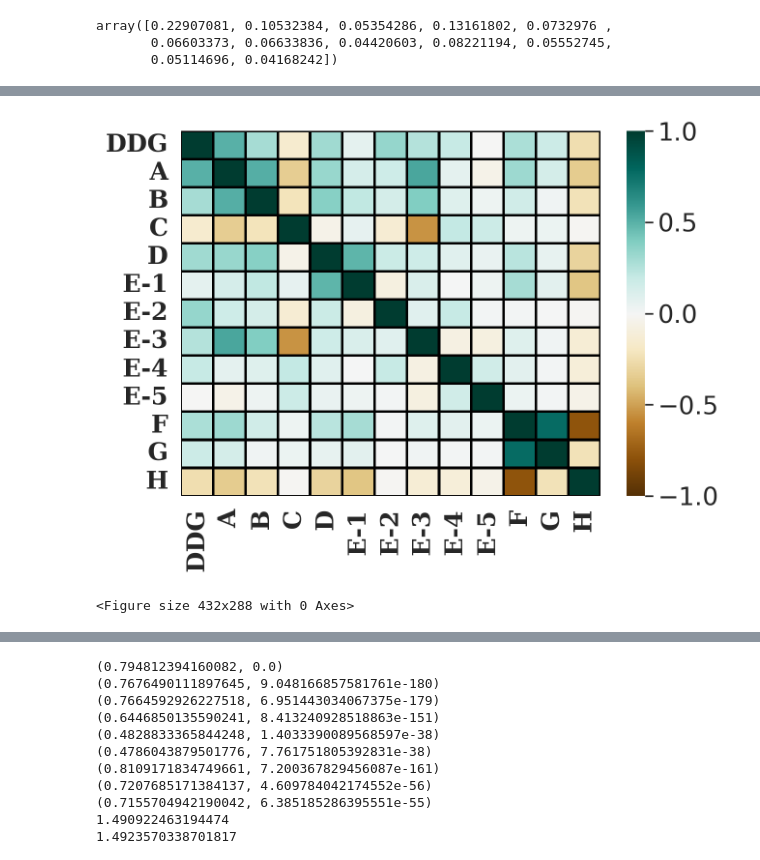
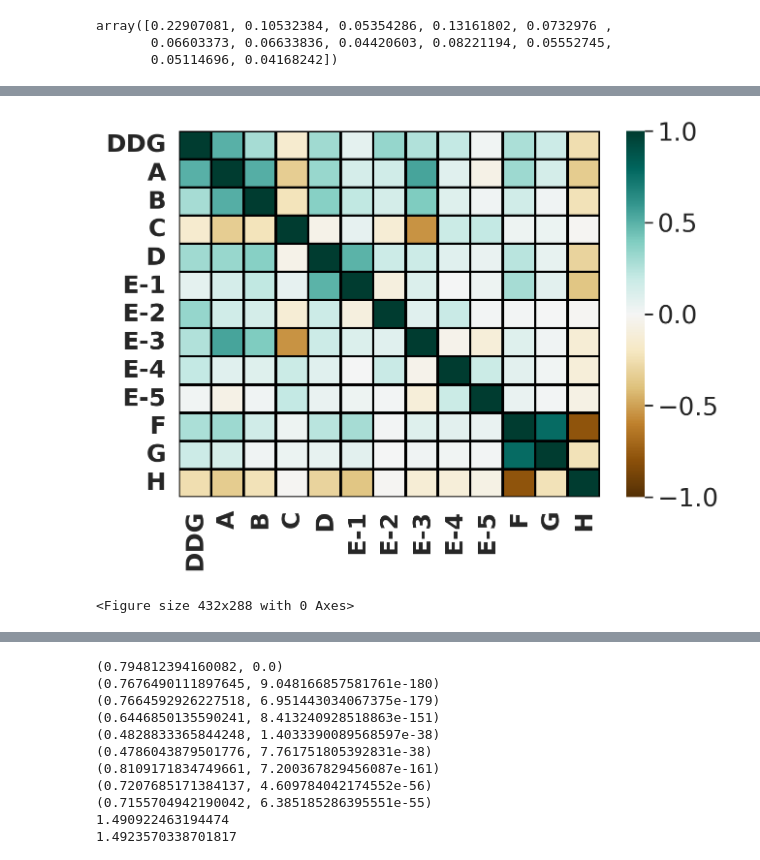
Before and after one commit to SajidAhmeduiu/ProteinMPNN, a Jupyter notebook: Sajid_Additions/Quick_Dirty_MPNN_ML_V2_VGRAPHS_V1.ipynb, the cells around one changed output, grey strips where cells are left out. Cells and saved outputs as stored; diff of their text form; code cells hidden in the pictures.

```diff
--- a/Sajid_Additions/Quick_Dirty_MPNN_ML_V2_VGRAPHS_V1.ipynb
+++ b/Sajid_Additions/Quick_Dirty_MPNN_ML_V2_VGRAPHS_V1.ipynb
@@ -57,7 +56,7 @@ list_proteins_to_skip = []
 
 for name in list_dataset_names:
     mapping_dict = {}
-    pdbDirectory = f"/content/drive/MyDrive/ACCRE_PyRun_Setup/{name}_PDB_Files"
+    pdbDirectory = f"/home/ahmes10/amino_acids/git_dir/ProteinMPNN_Testing/ProteinMPNN/Sajid_Additions/ACCRE_PyRun_Setup/{name}_PDB_Files"
     parser = PDBParser(QUIET=True)
     # some proteins need to be skipped for now due to ICODE related discrapency
     proteins_to_skip = []
@@ -870,36 +912,36 @@ df_S_2648 = pd.DataFrame(
      'B' : S_2648_X_aug[0::2,6],
      'C' : S_2648_X_aug[0::2,7],
      'D' : S_2648_X_aug[0::2,8],
     #  'pssm_wild' : Ssym_X[0::2,9],
     #  'pssm_alternate' : Ssym_X[0::2,10],
      'E-1' : S_2648_X_aug[0::2,31],
      'E-2' : S_2648_X_aug[0::2,32],
      'E-3' : S_2648_X_aug[0::2,33],
      'E-4' : S_2648_X_aug[0::2,34],
      'E-5' : S_2648_X_aug[0::2,35],
      'F' : S_2648_X_aug[0::2,5],
      'G' : S_2648_X_aug[0::2,9],
      'H' : S_2648_X_aug[0::2,10]
     })
 corr = df_S_2648.corr()
 
 sns.set(font_scale=1.7)
 dpi_loc = 200
 plt.figure(figsize=(7, 5), dpi=dpi_loc)
 g = sns.heatmap(corr,
         xticklabels=corr.columns,
         yticklabels=corr.columns,
         linewidths=1.5,
         linecolor='black',
         cmap="BrBG",
         vmax=1.0,
         vmin=-1.0)
-g.set_yticklabels(g.get_yticklabels(),rotation=0,fontsize=18,fontweight="bold",fontfamily="serif")
-g.set_xticklabels(g.get_xticklabels(),rotation=90,fontsize=18,fontweight="bold",fontfamily="serif")
+g.set_yticklabels(g.get_yticklabels(),rotation=0,fontsize=18,fontweight="bold",fontfamily="sans-serif")
+g.set_xticklabels(g.get_xticklabels(),rotation=90,fontsize=18,fontweight="bold",fontfamily="sans-serif")
 plt.show()
 plt.savefig("Feature-Feature_Correlation.png",dpi=dpi_loc)
 # %% [output]
-[figure, old version]
+[figure, new version]
 <Figure size 432x288 with 0 Axes>
 # %%
 corr
```
Also changed, not shown: parts of 22 cells of this notebook.
